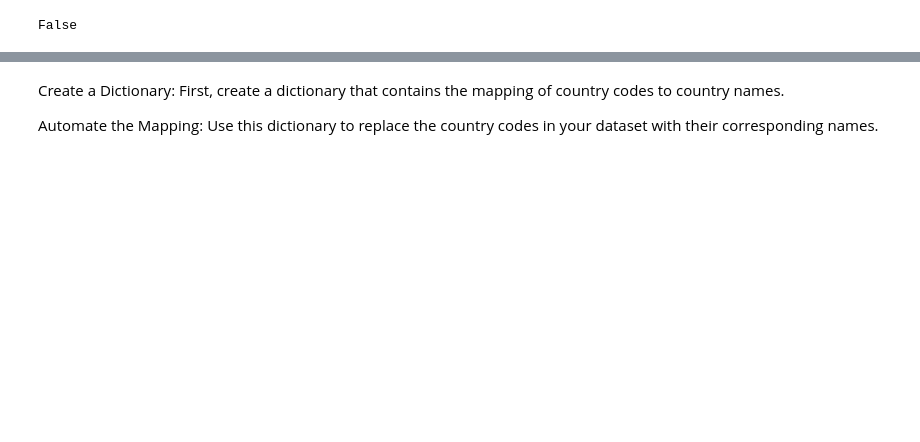
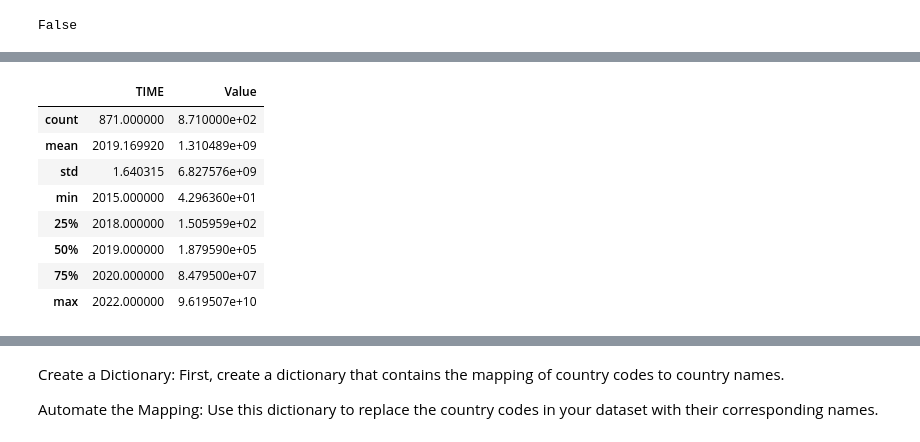
Before and after one commit to rosilenedasilva/public-transport-sentiment-analysis-insights, a Jupyter notebook: MSC_DA_CA2_transport_infra.ipynb, the cells around one changed output, grey strips where cells are left out. Saved outputs shown, nothing was run; the diff lists cells and outputs as text; code cells hidden in the pictures; blank space fills up the shorter version.

```diff
--- a/MSC_DA_CA2_transport_infra.ipynb
+++ b/MSC_DA_CA2_transport_infra.ipynb
@@ -505,0 +565,12 @@ newcar_regist.head(2)
+# %%
+combined_df.describe()
+# %% [output]
+|  | TIME | Value |
+| count | 871.000000 | 8.710000e+02 |
+| mean | 2019.169920 | 1.310489e+09 |
+| std | 1.640315 | 6.827576e+09 |
+| min | 2015.000000 | 4.296360e+01 |
+| 25% | 2018.000000 | 1.505959e+02 |
+| 50% | 2019.000000 | 1.879590e+05 |
+| 75% | 2020.000000 | 8.479500e+07 |
+| max | 2022.000000 | 9.619507e+10 |
```
Also changed, not shown: parts of 53 cells of this notebook.
